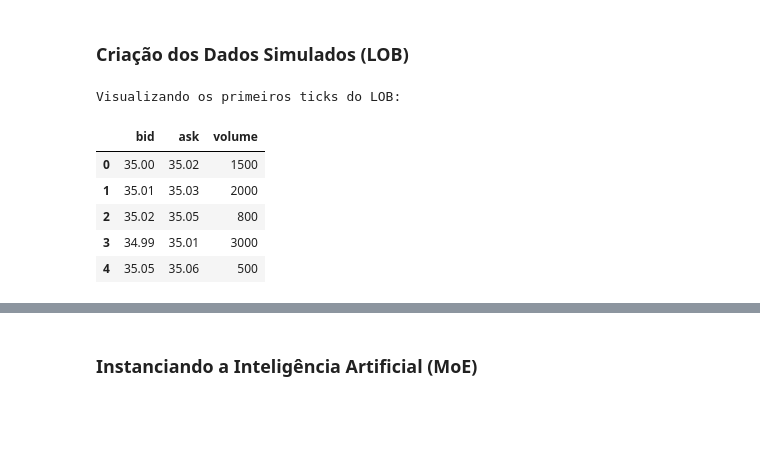
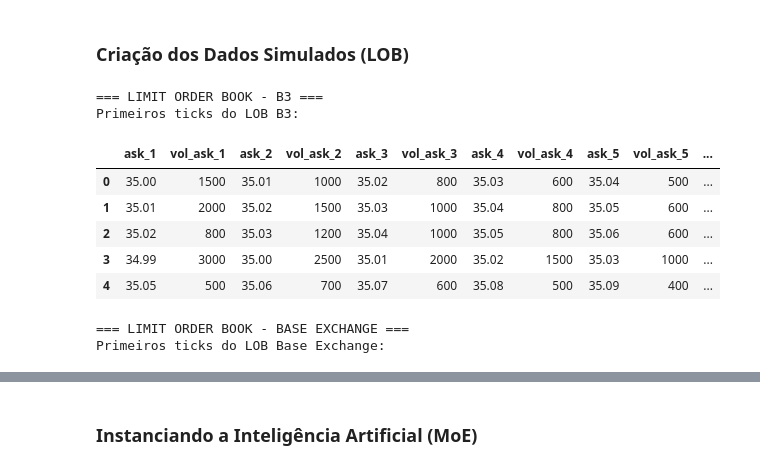
Before and after one commit to tuerepinto/tcc-sor-dql-moe, a Jupyter notebook: notebooks/01_exploracao_lob.ipynb, the cells around one changed output, grey strips where cells are left out. Cells and saved outputs as stored; diff of their text form; code cells hidden in the pictures; blank space fills up the shorter version.

```diff
--- a/notebooks/01_exploracao_lob.ipynb
+++ b/notebooks/01_exploracao_lob.ipynb
@@ -28,21 +29,72 @@ torch.set_printoptions(sci_mode=False, precision=4)
 # %% [markdown]
 ### Criação dos Dados Simulados (LOB)
 # %%
-# Criando um DataFrame simulando 10 milissegundos do Limit Order Book da B3
-dados_mock = {
-    'bid': [35.00, 35.01, 35.02, 34.99, 35.05, 35.04, 35.06, 35.03, 35.07, 35.08],
-    'ask': [35.02, 35.03, 35.05, 35.01, 35.06, 35.05, 35.08, 35.04, 35.09, 35.10],
-    'volume': [1500, 2000, 800, 3000, 500, 1200, 400, 2500, 300, 100]
+# Criando DataFrames simulando 10 milissegundos do Limit Order Book - Level 2
+# B3
+lob_b3_data = {
+    'ask_1': [35.00, 35.01, 35.02, 34.99, 35.05, 35.04, 35.06, 35.03, 35.07, 35.08],
+    'vol_ask_1': [1500, 2000, 800, 3000, 500, 1200, 400, 2500, 300, 100],
+    'ask_2': [35.01, 35.02, 35.03, 35.00, 35.06, 35.05, 35.07, 35.04, 35.08, 35.09],
+    'vol_ask_2': [1000, 1500, 1200, 2500, 700, 800, 350, 2000, 250, 80],
+    'ask_3': [35.02, 35.03, 35.04, 35.01, 35.07, 35.06, 35.08, 35.05, 35.09, 35.10],
+    'vol_ask_3': [800, 1000, 1000, 2000, 600, 600, 300, 1500, 200, 60],
+    'ask_4': [35.03, 35.04, 35.05, 35.02, 35.08, 35.07, 35.09, 35.06, 35.10, 35.11],
+    'vol_ask_4': [600, 800, 800, 1500, 500, 400, 250, 1000, 150, 50],
+    'ask_5': [35.04, 35.05, 35.06, 35.03, 35.09, 35.08, 35.10, 35.07, 35.11, 35.12],
+    'vol_ask_5': [500, 600, 600, 1000, 400, 300, 200, 800, 100, 40],
+    'bid_1': [34.98, 34.99, 35.00, 34.97, 35.03, 35.02, 35.04, 35.01, 35.05, 35.06],
+    'vol_bid_1': [1400, 1900, 750, 2900, 480, 1150, 380, 2400, 280, 90],
+    'bid_2': [34.97, 34.98, 34.99, 34.96, 35.02, 35.01, 35.03, 35.00, 35.04, 35.05],
+    'vol_bid_2': [950, 1400, 1150, 2400, 650, 750, 320, 1900, 230, 75],
+    'bid_3': [34.96, 34.97, 34.98, 34.95, 35.01, 35.00, 35.02, 34.99, 35.03, 35.04],
+    'vol_bid_3': [750, 950, 950, 1900, 580, 580, 280, 1400, 180, 55],
+    'bid_4': [34.95, 34.96, 34.97, 34.94, 35.00, 34.99, 35.01, 34.98, 35.02, 35.03],
+    'vol_bid_4': [550, 750, 750, 1400, 480, 380, 230, 950, 140, 45],
+    'bid_5': [34.94, 34.95, 34.96, 34.93, 34.99, 34.98, 35.00, 34.97, 35.01, 35.02],
+    'vol_bid_5': [450, 550, 550, 950, 380, 280, 180, 750, 90, 35],
 }
-df_b3 = pd.DataFrame(dados_mock)
+df_b3 = pd.DataFrame(lob_b3_data)
 
-print("Visualizando os primeiros ticks do LOB:")
+# Base Exchange
+lob_base_data = {
+    'ask_1': [35.02, 35.03, 35.05, 35.01, 35.06, 35.05, 35.08, 35.04, 35.09, 35.10],
+    'vol_ask_1': [1200, 1800, 1000, 2800, 600, 1000, 350, 2300, 280, 95],
+    'ask_2': [35.03, 35.04, 35.06, 35.02, 35.07, 35.06, 35.09, 35.05, 35.10, 35.11],
+    'vol_ask_2': [900, 1200, 900, 2200, 550, 700, 300, 1800, 230, 70],
+    'ask_3': [35.04, 35.05, 35.07, 35.03, 35.08, 35.07, 35.10, 35.06, 35.11, 35.12],
+    'vol_ask_3': [700, 900, 800, 1800, 450, 500, 250, 1300, 180, 55],
+    'ask_4': [35.05, 35.06, 35.08, 35.04, 35.09, 35.08, 35.11, 35.07, 35.12, 35.13],
+    'vol_ask_4': [500, 700, 700, 1300, 350, 350, 200, 900, 130, 45],
+    'ask_5': [35.06, 35.07, 35.09, 35.05, 35.10, 35.09, 35.12, 35.08, 35.13, 35.14],
+    'vol_ask_5': [400, 500, 500, 900, 250, 250, 150, 650, 80, 35],
+    'bid_1': [35.00, 35.01, 35.03, 34.99, 35.04, 35.03, 35.06, 35.02, 35.07, 35.08],
+    'vol_bid_1': [1100, 1700, 950, 2700, 580, 950, 330, 2200, 260, 85],
+    'bid_2': [34.99, 35.00, 35.02, 34.98, 35.03, 35.02, 35.05, 35.01, 35.06, 35.07],
+    'vol_bid_2': [850, 1100, 850, 2100, 520, 650, 280, 1700, 210, 65],
+    'bid_3': [34.98, 34.99, 35.01, 34.97, 35.02, 35.01, 35.04, 35.00, 35.05, 35.06],
+    'vol_bid_3': [650, 850, 750, 1700, 420, 450, 230, 1200, 160, 50],
+    'bid_4': [34.97, 34.98, 35.00, 34.96, 35.01, 35.00, 35.03, 34.99, 35.04, 35.05],
+    'vol_bid_4': [450, 650, 650, 1200, 320, 320, 180, 850, 120, 40],
+    'bid_5': [34.96, 34.97, 34.99, 34.95, 35.00, 34.99, 35.02, 34.98, 35.03, 35.04],
+    'vol_bid_5': [350, 450, 450, 850, 230, 230, 130, 600, 70, 30],
+}
+df_base = pd.DataFrame(lob_base_data)
+
+print("=== LIMIT ORDER BOOK - B3 ===")
+print("Primeiros ticks do LOB B3:")
 display(df_b3.head())
+
+print("\n=== LIMIT ORDER BOOK - BASE EXCHANGE ===")
+print("Primeiros ticks do LOB Base Exchange:")
+display(df_base.head())
 # %% [output]
-Visualizando os primeiros ticks do LOB:
+=== LIMIT ORDER BOOK - B3 ===
+Primeiros ticks do LOB B3:
-|  | bid | ask | volume |
-| 0 | 35.00 | 35.02 | 1500 |
-| 1 | 35.01 | 35.03 | 2000 |
-| 2 | 35.02 | 35.05 | 800 |
-| 3 | 34.99 | 35.01 | 3000 |
-| 4 | 35.05 | 35.06 | 500 |
+|  | ask_1 | vol_ask_1 | ask_2 | vol_ask_2 | ask_3 | vol_ask_3 | ask_4 | vol_ask_4 | ask_5 | vol_ask_5 | ... |
+| 0 | 35.00 | 1500 | 35.01 | 1000 | 35.02 | 800 | 35.03 | 600 | 35.04 | 500 | ... |
+| 1 | 35.01 | 2000 | 35.02 | 1500 | 35.03 | 1000 | 35.04 | 800 | 35.05 | 600 | ... |
+| 2 | 35.02 | 800 | 35.03 | 1200 | 35.04 | 1000 | 35.05 | 800 | 35.06 | 600 | ... |
+| 3 | 34.99 | 3000 | 35.00 | 2500 | 35.01 | 2000 | 35.02 | 1500 | 35.03 | 1000 | ... |
+| 4 | 35.05 | 500 | 35.06 | 700 | 35.07 | 600 | 35.08 | 500 | 35.09 | 400 | ... |
+=== LIMIT ORDER BOOK - BASE EXCHANGE ===
+Primeiros ticks do LOB Base Exchange:
```
Also changed, not shown: parts of 14 cells of this notebook, 4 other files.
